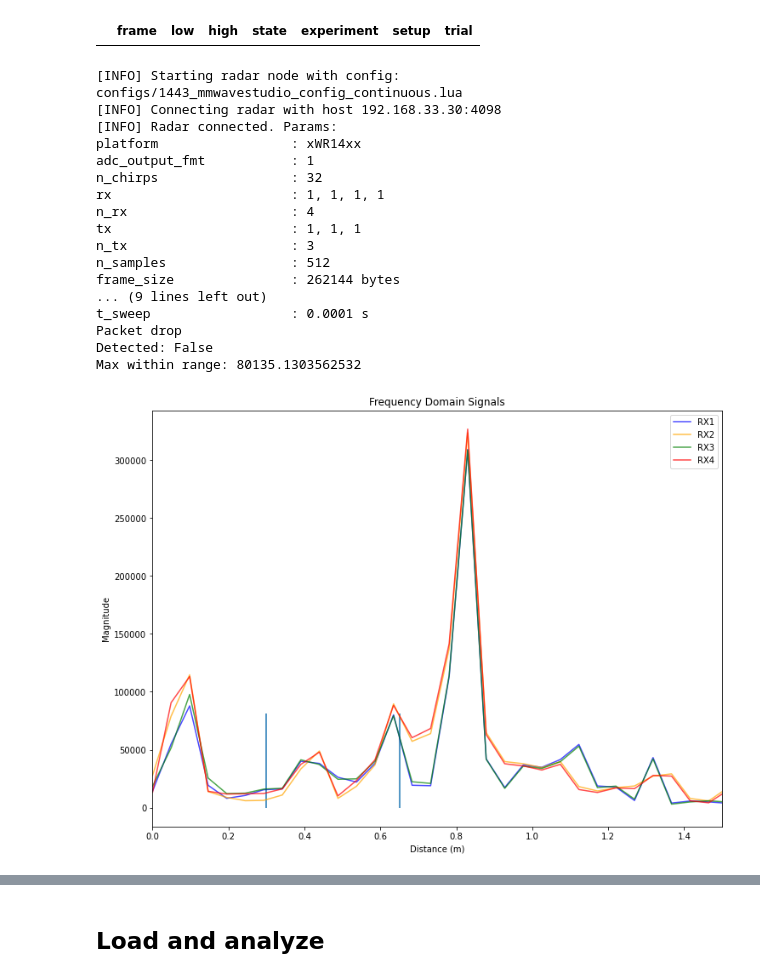
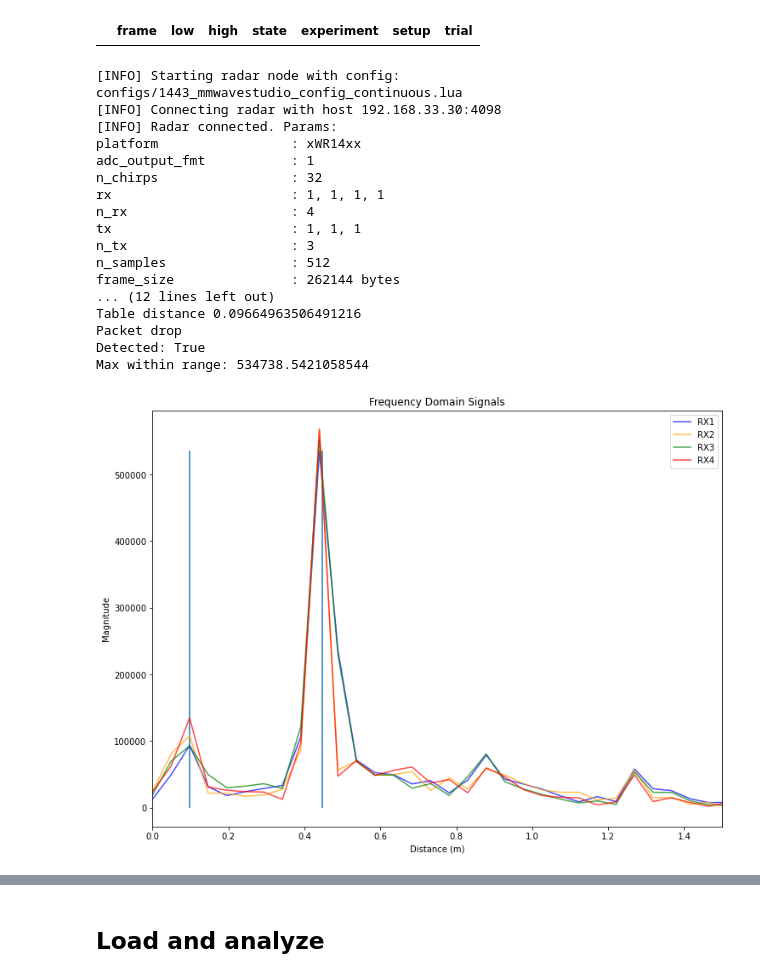
Before and after one commit to arlaptiev/sk_mmwave, a Jupyter notebook: snap.ipynb, the cells around one changed output, grey strips where cells are left out. Saved outputs shown, nothing was run; the diff lists cells and outputs as text; code cells hidden in the pictures.

```diff
--- a/snap.ipynb
+++ b/snap.ipynb
@@ -43,11 +43,11 @@ FREQ_SLOPE = radar.params['chirp_slope']                # frequency slope in Hz
 
 
 # === connect to phone
-# lidar = Lidar()
-# img, depth_map, meta = lidar.read()
-# floor_dist, box_dist, table_dist = detect_planes_and_box(img, depth_map, meta)
-# print('Table distance', table_dist)
-table_dist = 0.3
+lidar = Lidar()
+img, depth_map, meta = lidar.read()
+floor_dist, box_dist, table_dist = detect_planes_and_box(img, depth_map, meta)
+print('Table distance', table_dist)
+#table_dist = 0.3
 box_height = 0.35
 LOW = table_dist
 HIGH = table_dist + box_height
@@ -96,38 +96,38 @@ plt.title('Frequency Domain Signals')
 plt.xlabel('Distance (m)')
 plt.ylabel('Magnitude')
 plt.legend()
 plt.xlim(0,1.5)
 
 
 df.loc[-1] = [frame, LOW, HIGH, STATE, EXPERIMENT, SETUP, TRIAL]
 df.index = df.index + 1  # shifting index
 df = df.sort_index()  # sorting by index
 df.tail()
 
 # save df
 import datetime
 now = datetime.datetime.now()
 timestamp = now.strftime("%Y-%m-%d_%H-%M-%S")
 df.to_pickle(f'data/snap/snap_{timestamp}.pkl')
 # %% [output]
 [INFO] Starting radar node with config: configs/1443_mmwavestudio_config_continuous.lua
 [INFO] Connecting radar with host 192.168.33.30:4098
 [INFO] Radar connected. Params:
 platform                 : xWR14xx
 adc_output_fmt           : 1
 n_chirps                 : 32
 rx                       : 1, 1, 1, 1
 n_rx                     : 4
 tx                       : 1, 1, 1
 n_tx                     : 3
 n_samples                : 512
 frame_size               : 262144 bytes
-... (9 lines left out)
-t_sweep                  : 0.0001 s
+... (12 lines left out)
+Table distance 0.09664963506491216
 Packet drop
-Detected: False
-Max within range: 80135.1303562532
+Detected: True
+Max within range: 534738.5421058544
-[figure, old version]
+[figure, new version]
 # %%
 df.loc[-1] = [frame, LOW, HIGH, STATE, EXPERIMENT, SETUP, TRIAL]
 df.index = df.index + 1  # shifting index
```
